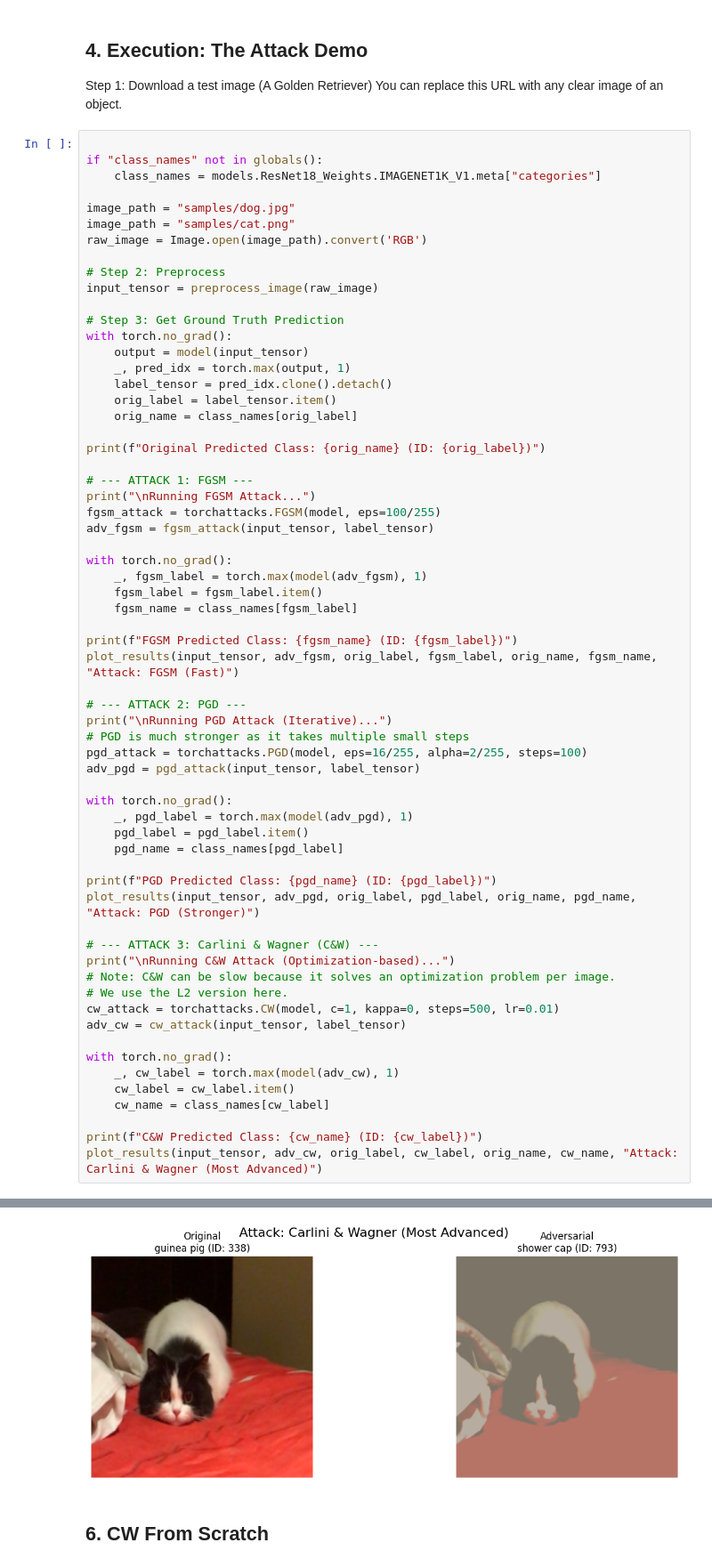
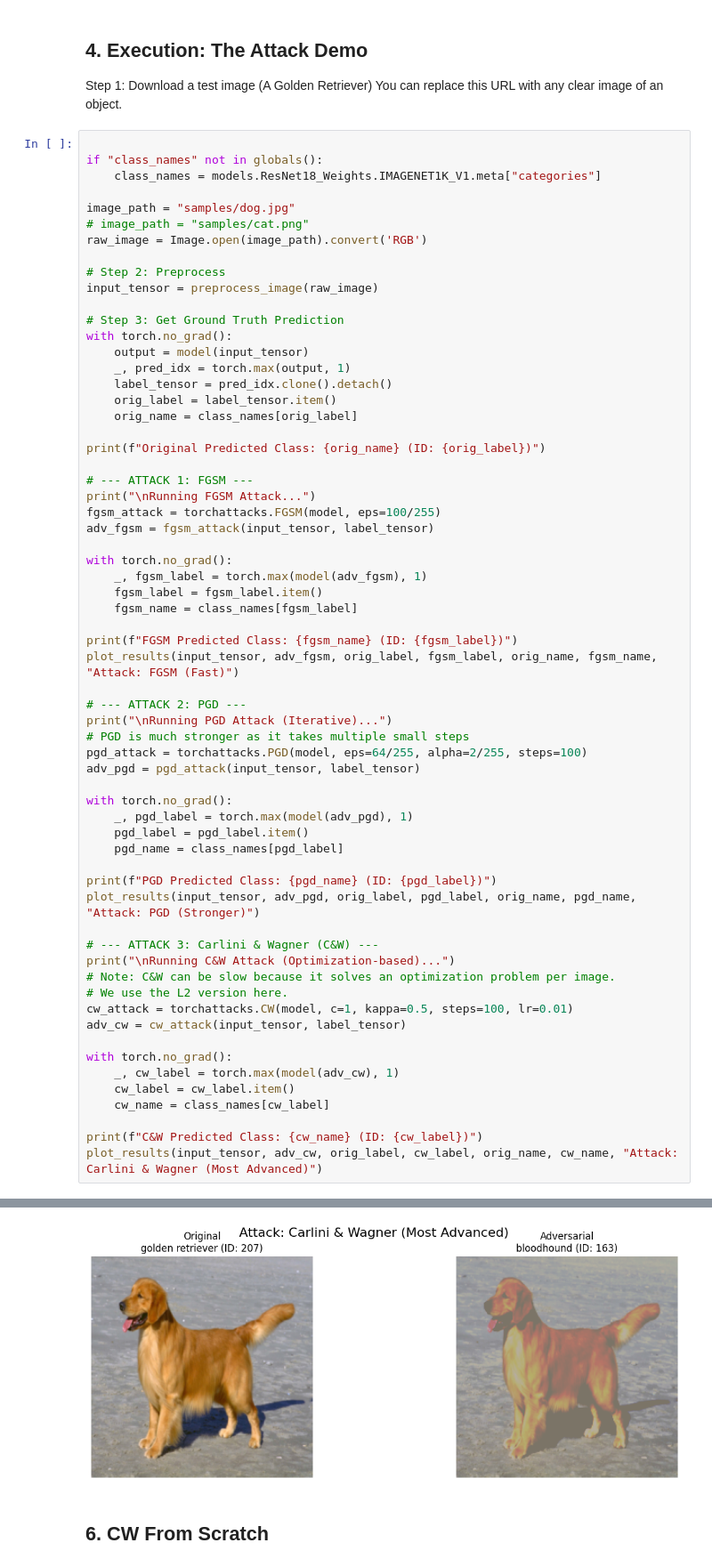
Before and after one commit to zohairshafi/zohairshafi.github.io, a Jupyter notebook: pages/lectures/Adversarial_Attacks.ipynb, the cells around one changed output, grey strips where cells are left out. Shown at 89% size. Drawn from its saved outputs; the diff is of its cells as text.

```diff
--- a/pages/lectures/Adversarial_Attacks.ipynb
+++ b/pages/lectures/Adversarial_Attacks.ipynb
@@ -105,7 +105,7 @@ if "class_names" not in globals():
     class_names = models.ResNet18_Weights.IMAGENET1K_V1.meta["categories"]
 
 image_path = "samples/dog.jpg"
-image_path = "samples/cat.png"
+# image_path = "samples/cat.png"
 raw_image = Image.open(image_path).convert('RGB')
 
 # Step 2: Preprocess
@@ -137,7 +137,7 @@ plot_results(input_tensor, adv_fgsm, orig_label, fgsm_label, orig_name, fgsm_nam
 # --- ATTACK 2: PGD ---
 print("\nRunning PGD Attack (Iterative)...")
 # PGD is much stronger as it takes multiple small steps
-pgd_attack = torchattacks.PGD(model, eps=16/255, alpha=2/255, steps=100)
+pgd_attack = torchattacks.PGD(model, eps=64/255, alpha=2/255, steps=100)
 adv_pgd = pgd_attack(input_tensor, label_tensor)
 
 with torch.no_grad():
@@ -152,7 +152,7 @@ plot_results(input_tensor, adv_pgd, orig_label, pgd_label, orig_name, pgd_name,
 print("\nRunning C&W Attack (Optimization-based)...")
 # Note: C&W can be slow because it solves an optimization problem per image.
 # We use the L2 version here.
-cw_attack = torchattacks.CW(model, c=1, kappa=0, steps=500, lr=0.01)
+cw_attack = torchattacks.CW(model, c=1, kappa=0.5, steps=100, lr=0.01)
 adv_cw = cw_attack(input_tensor, label_tensor)
 
 with torch.no_grad():
@@ -176,4 +176,4 @@ C&W Predicted Class: shower cap (ID: 793)
-[figure, old version]
+[figure, new version]
 # %% [markdown]
 ## 6. CW From Scratch
 # %%
```
Also changed, not shown: parts of 2 cells of this notebook, 4 other files.
